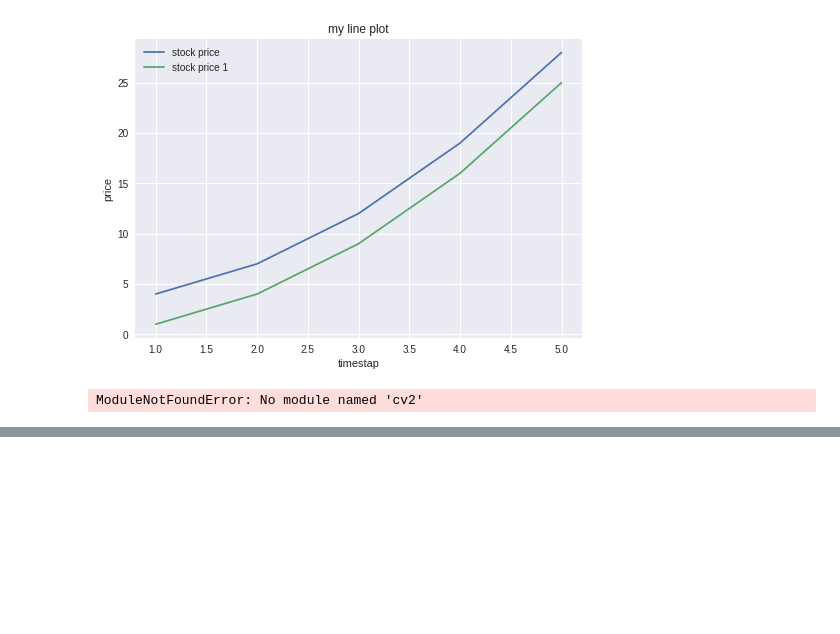
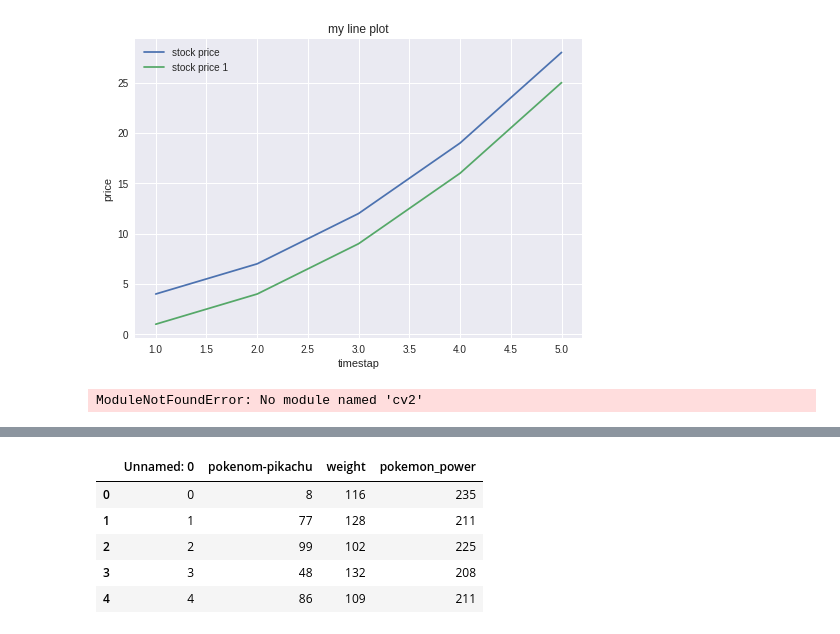
Before and after one commit to stali1234/machine-learning-tricks, a Jupyter notebook: Untitled.ipynb, the cells around one changed output, grey strips where cells are left out. Cells and saved outputs as stored; diff of their text form; code cells hidden in the pictures; blank space fills up the shorter version.

```diff
--- a/Untitled.ipynb
+++ b/Untitled.ipynb
@@ -146,0 +183,11 @@ ModuleNotFoundError: No module named 'cv2'
+# %%
+#- kaggle challenges --> csv files
+df = pd.read_csv('pokemons.csv')
+df.head()
+# %% [output]
+|  | Unnamed: 0 | pokenom-pikachu | weight | pokemon_power |
+| 0 | 0 | 8 | 116 | 235 |
+| 1 | 1 | 77 | 128 | 211 |
+| 2 | 2 | 99 | 102 | 225 |
+| 3 | 3 | 48 | 132 | 208 |
+| 4 | 4 | 86 | 109 | 211 |
```
Also changed, not shown: parts of 5 cells of this notebook.
